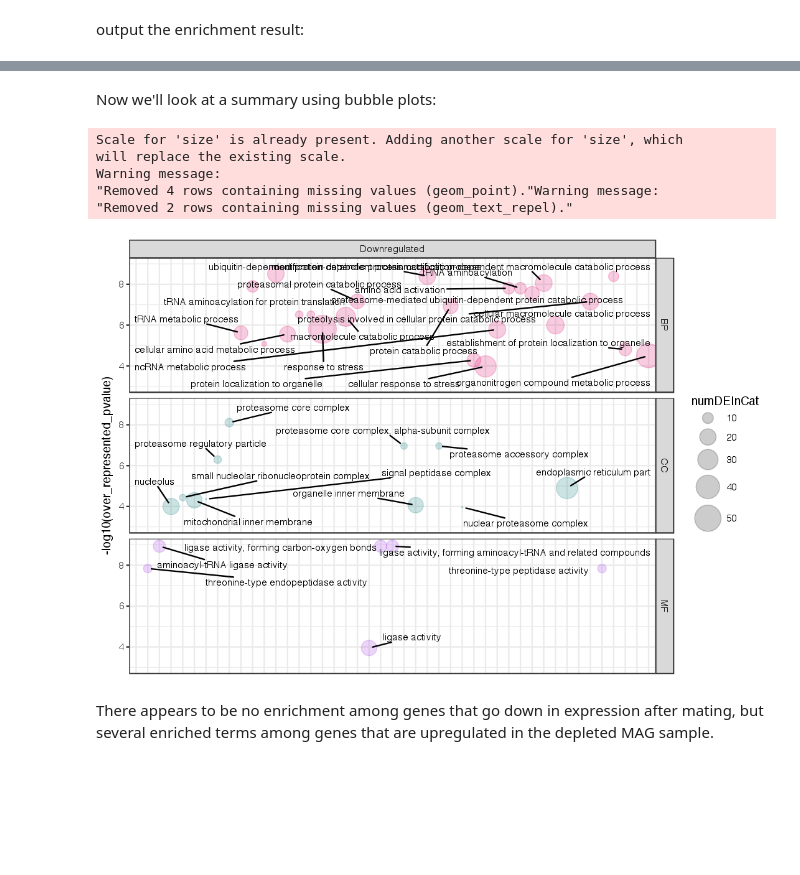
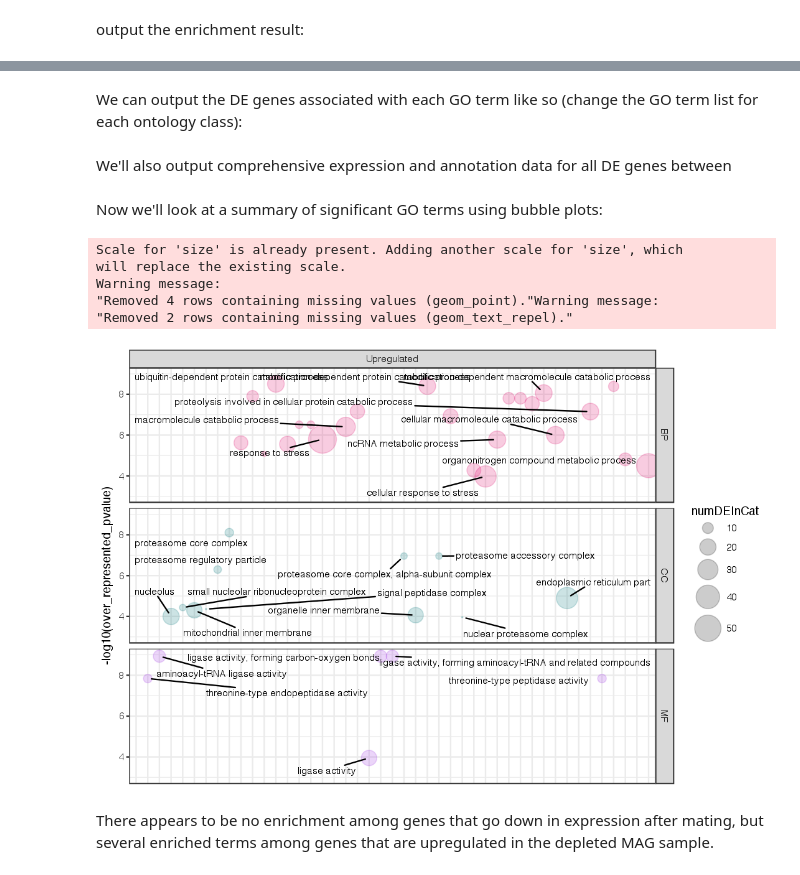
Before and after one commit to YazBraimah/Aegypti.ejaculatomics, a Jupyter notebook: Analyses/R_analysis_notebook.ipynb, the cells around one changed output, grey strips where cells are left out. Saved outputs shown, nothing was run; the diff lists cells and outputs as text; code cells hidden in the pictures; blank space fills up the shorter version.

```diff
--- a/Analyses/R_analysis_notebook.ipynb
+++ b/Analyses/R_analysis_notebook.ipynb
@@ -861,7 +863,7 @@ abline(h=median(voomC$E),col="blue")
 # %% [markdown]
 We'll set up the contrast between the virgin and depleted MAG samples, and between the virgin MAG and testes:
 # %%
-vMAG.v.dMAG <- makeContrasts(vMAG.vs.dMAG=virMAG-depMAG,
+dMAG.v.vMAG <- makeContrasts(dMAG.vs.vMAG=depMAG-virMAG,
                              levels=e.design)
 
 vMAG.v.testes <- makeContrasts(vMAG.vs.testes=virMAG-testes,
@@ -869,24 +871,24 @@ vMAG.v.testes <- makeContrasts(vMAG.vs.testes=virMAG-testes,
 # %% [markdown]
 Now run the LRT on the fit object to identify differentially expressed genes:
 # %%
-lrt.dvMAG <- glmLRT(e.dgeList_fit, contrast = vMAG.v.dMAG)
+lrt.vdMAG <- glmLRT(e.dgeList_fit, contrast = dMAG.v.vMAG)
 lrt.testes_vMAG <- glmLRT(e.dgeList_fit, contrast = vMAG.v.testes)
 # %% [markdown]
 We'll extract the genes that are >2-fold up- or down-regulated at an FDR cutoff of 0.01:
 # %%
-lrt.dvMAG.tTags <- topTags(lrt.dvMAG, n = NULL)
-lrt.dvMAG.tTags.table <- lrt.dvMAG.tTags$table
+lrt.vdMAG.tTags <- topTags(lrt.vdMAG, n = NULL)
+lrt.vdMAG.tTags.table <- lrt.vdMAG.tTags$table
 
 # create a list of all DE genes:
-dvMAG.DE.list<-subset(lrt.dvMAG.tTags.table, logFC < -1 & FDR<0.01 | logFC > 1 & FDR<0.01)$GeneID
-dvMAG.DE.list.CDS  = unique(subset(gene.features, gene_id %in% dvMAG.DE.list & ref_gene_id != "NA")$gene_id)
+vdMAG.DE.list<-subset(lrt.vdMAG.tTags.table, logFC < -1 & FDR<0.01 | logFC > 1 & FDR<0.01)$GeneID
+vdMAG.DE.list.CDS  = unique(subset(gene.features, gene_id %in% vdMAG.DE.list & ref_gene_id != "NA")$gene_id)
 
 # and a list of up-regulated and down-regulated genes:
-virUP.list<-subset(lrt.dvMAG.tTags.table, logFC > 1 & FDR<0.01)$GeneID
-depUP.list<-subset(lrt.dvMAG.tTags.table, logFC < -1 & FDR<0.01)$GeneID
+virUP.list<-subset(lrt.vdMAG.tTags.table, logFC < -1 & FDR<0.01)$GeneID
+depUP.list<-subset(lrt.vdMAG.tTags.table, logFC > 1 & FDR<0.01)$GeneID
 
 virUP.list.CDS = unique(subset(gene.features, gene_id %in% virUP.list & ref_gene_id != "NA")$gene_id)
 virDOWN.list.CDS = unique(subset(gene.features, gene_id %in% depUP.list & ref_gene_id != "NA")$gene_id)
 
-paste("The number of gene transcripts the are differentially expressed between virgin and depleted MAGs is ", length(dvMAG.DE.list), ", of which ", length(dvMAG.DE.list.CDS), " are annotated protein coding genes. Of these, ", length(virUP.list.CDS), " show significantly higher expression in the virgin MAGs, and ", length(virDOWN.list.CDS), " go up in expression after mating", sep="")
+paste("The number of gene transcripts the are differentially expressed between virgin and depleted MAGs is ", length(vdMAG.DE.list), ", of which ", length(vdMAG.DE.list.CDS), " are annotated protein coding genes. Of these, ", length(virUP.list.CDS), " go down in expression after mating, and ", length(virDOWN.list.CDS), " go up in expression after mating", sep="")
 # %% [output]
@@ -954,15 +960,15 @@ We can look at whether any GO terms are enriched among the up- or down-regulated
 deMAG.up.VB_IDs.list = unique(subset(gene.features, gene_id %in% virUP.list.CDS & ref_gene_id != "NA")$ref_gene_id)
 deMAG.down.VB_IDs.list = unique(subset(gene.features, gene_id %in% virDOWN.list.CDS & ref_gene_id != "NA")$ref_gene_id)
 
+deMAG.down_vb_factors = as.data.frame(deMAG.down.VB_IDs.list)
+deMAG.down_vb_factors$V1 = "Upregulated"
+rownames(deMAG.down_vb_factors) = deMAG.down.VB_IDs.list
+deMAG.down_vb_factors = subset(deMAG.down_vb_factors, select = "V1")
+
 deMAG.up_vb_factors = as.data.frame(deMAG.up.VB_IDs.list)
-deMAG.up_vb_factors$V1 = "Upregulated"
+deMAG.up_vb_factors$V1 = "Downregulated"
 rownames(deMAG.up_vb_factors) = deMAG.up.VB_IDs.list
 deMAG.up_vb_factors = subset(deMAG.up_vb_factors, select = "V1")
-
-deMAG.down_vb_factors = as.data.frame(deMAG.down.VB_IDs.list)
-deMAG.down_vb_factors$V1 = "Downregulated"
-rownames(deMAG.down_vb_factors) = deMAG.down.VB_IDs.list
-deMAG.down_vb_factors = subset(deMAG.down_vb_factors, select = "V1")
 
 deMAG.factor.labeling = rbind(deMAG.up_vb_factors, deMAG.down_vb_factors)
 colnames(deMAG.factor.labeling) = c('DE_status')
@@ -1014,0 +1035,2 @@ Calculating the p-values...
+# %% [markdown]
+We can output the DE genes associated with each GO term like so (change the GO term list for each ontology class):
@@ -1014,0 +1056,2 @@ Calculating the p-values...
+# %% [markdown]
+We'll also output comprehensive expression and annotation data for all DE genes between
@@ -1015,5 +1071,5 @@ Calculating the p-values...
 # %% [markdown]
-Now we'll look at a summary using bubble plots:
+Now we'll look at a summary of significant GO terms using bubble plots:
 # %%
 options(repr.plot.width = 9, repr.plot.height = 6)
 ggplot(subset(GO_enrichment_data, over_represented_FDR < 0.05),
@@ -1021,7 +1077,7 @@ ggplot(subset(GO_enrichment_data, over_represented_FDR < 0.05),
     geom_point(alpha = 0.2)  +
     facet_grid(ontology~factor) +
     xlab(NULL) +
-    geom_text_repel(data = subset(GO_enrichment_data, over_represented_FDR < 0.05 & numDEInCat > 10 & ontology == "BP"),
+    geom_text_repel(data = subset(GO_enrichment_data, over_represented_FDR < 0.05 & numDEInCat > 20 & ontology == "BP"),
                     aes(category, -log10(over_represented_pvalue),label=term),
                     force = 10,
                     inherit.aes = F,
@@ -1033,34 +1089,34 @@ ggplot(subset(GO_enrichment_data, over_represented_FDR < 0.05),
                     aes(category, -log10(over_represented_pvalue),label=term),
                     force = 30,
                     inherit.aes = F,
                     box.padding = unit(0.35, "lines"),
                     point.padding = unit(0.5, "lines"),
                     fontface = "bold",
                     size = 3) +
     geom_text_repel(data = subset(GO_enrichment_data, over_represented_FDR < 0.05 & ontology == "MF"),
                     aes(category, -log10(over_represented_pvalue),label=term),
                     force = 30,
                     inherit.aes = F,
                     box.padding = unit(0.35, "lines"),
                     point.padding = unit(0.5, "lines"),
                     fontface = "bold",
                     size = 3) +
     scale_size(range=c(-3,8)) +
     theme_bw() +
     theme(axis.text.x = element_blank(), axis.ticks.x = element_blank()) +
     scale_size(range = c(0,12)) +
     scale_colour_manual(values=c("#e00068",
                                  "#01777b",
                                  "#9d31e4")) +
     guides(colour = FALSE) +
     scale_y_continuous(limits=c(3, 9))
 # %% [output]
 Scale for 'size' is already present. Adding another scale for 'size', which
 will replace the existing scale.
 Warning message:
 "Removed 4 rows containing missing values (geom_point)."Warning message:
 "Removed 2 rows containing missing values (geom_text_repel)."
-[figure, old version]
+[figure, new version]
 # %% [markdown]
 There appears to be no enrichment among genes that go down in expression after mating, but several enriched terms among genes that are upregulated in the depleted MAG sample.
 # %% [markdown]
```
Also changed, not shown: parts of 171 cells of this notebook, 1 other file.
